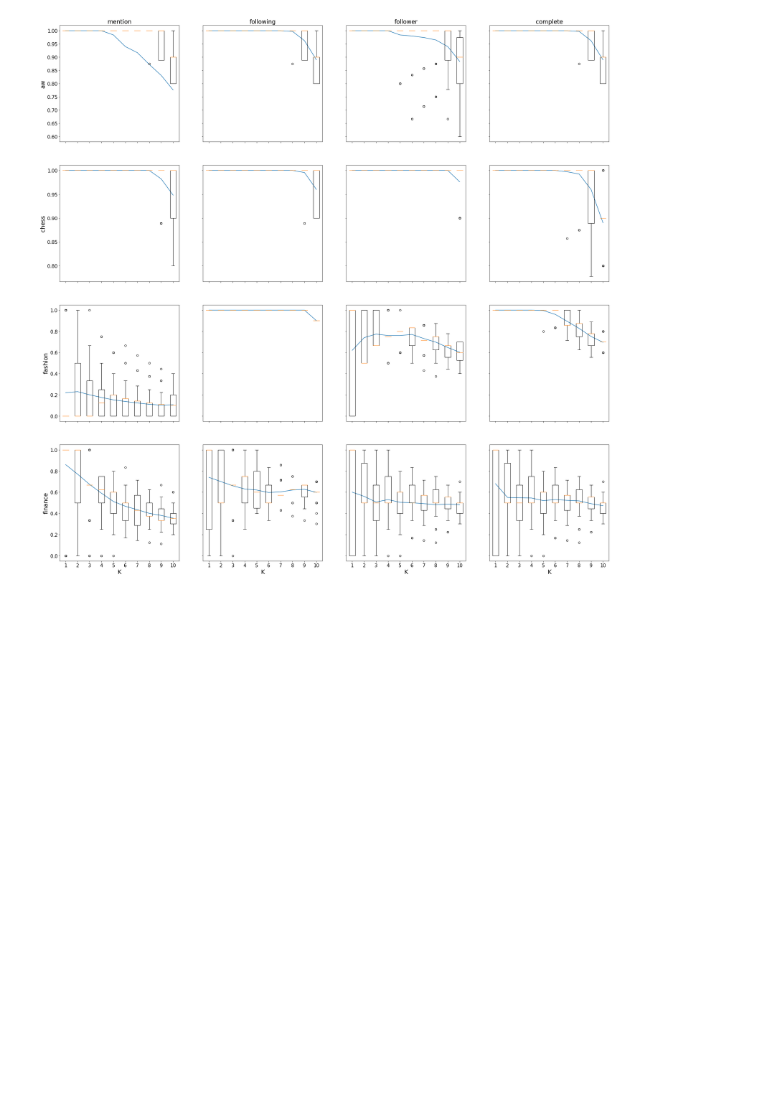
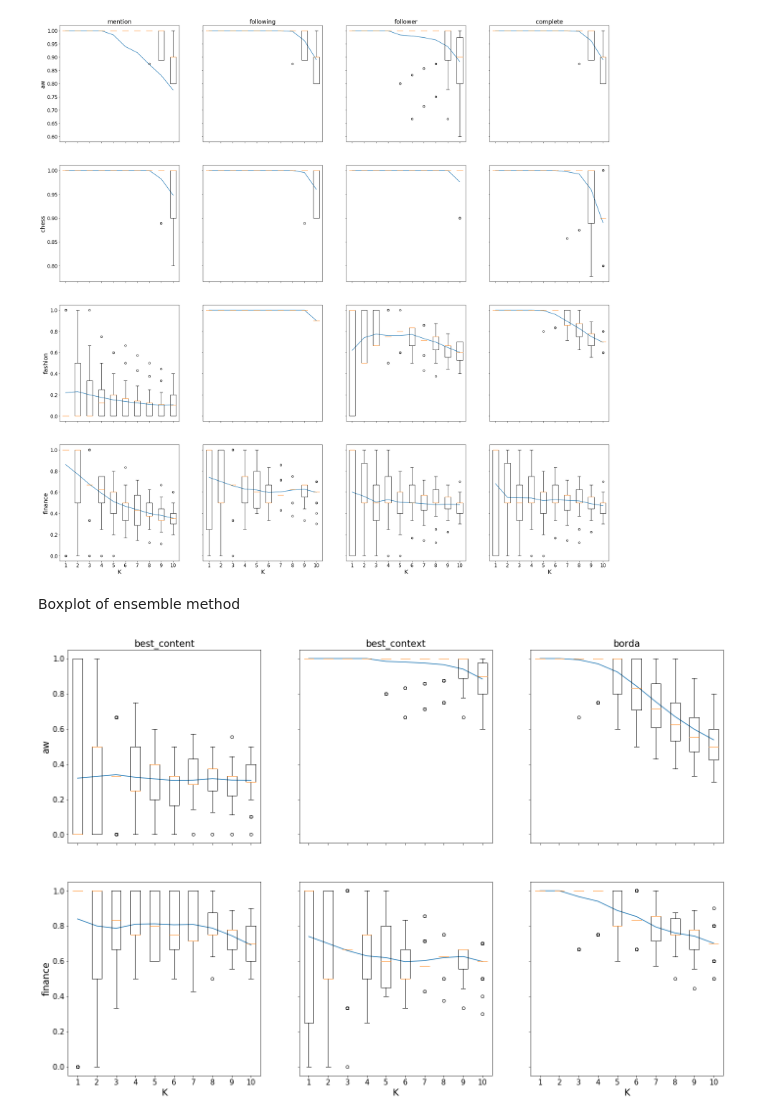
Before and after one commit to DataSciencePolimi/NetSKE, a Jupyter notebook: graphs/Final Results - Boxplot.ipynb, the cells around one changed output. Saved outputs shown, nothing was run; the diff lists cells and outputs as text; code cells hidden in the pictures; blank space fills up the shorter version.

Commit message:
added boxplot for ensemble results

```diff
--- a/graphs/Final Results - Boxplot.ipynb
+++ b/graphs/Final Results - Boxplot.ipynb
@@ -47,3 +49,46 @@ for domain in ['aw', 'chess', 'fashion', 'finance']:
     k += 1
 # %% [output]
 [figure]
+# %% [markdown]
+Boxplot of ensemble method
+# %%
+f, axes = plt.subplots(2, 3, sharex='col', sharey='row', figsize=(24, 16))
+ticks_font = 15
+labels_font = 19
+
+k = 0 # row ax selector: domain
+for domain in ['aw', 'finance']:
+    j = 0  # column ax selector: network type
+    for network in ['best_content', 'best_context', 'borda']:
+        mat = np.load(path + '{}_{}_matrix.npy'.format(domain, network))
+        perf = np.load(path + '{}_{}_avg.npy'.format(domain, network))
+        # prec = [perf[i-1]/i for i in range(1, K+1)]
+
+
+        axes[k, j].plot(range(1, K+1), perf[:K])
+        axes[k, j].boxplot(mat[:, :K])
+
+        # title only for the first row plots
+        if k == 0:
+            axes[k, j].set_title(network, fontsize=labels_font)
+
+        # yticks only for the left-most plots
+        if j > 0:
+            plt.setp(axes[k, j].get_yticklabels(), visible=False)
+            # axes[k, j].set_yticks([])
+        else:
+            axes[k, j].set_ylabel(domain, fontsize=labels_font)
+            axes[k, j].yaxis.set_tick_params(labelsize=ticks_font)
+
+        # xticks only for the last row plots
+        if k < 1:
+            plt.setp(axes[k, j].get_xticklabels(), visible=False)
+            # axes[k, j].set_xticks([])
+        else:
+            axes[k, j].set_xlabel('K', fontsize=labels_font)
+            axes[k, j].xaxis.set_tick_params(labelsize=ticks_font)
+
+        j += 1
+    k += 1
+# %% [output]
+[figure, added]
```
Also changed, not shown: parts of 1 cell of this notebook, 14 other files.
